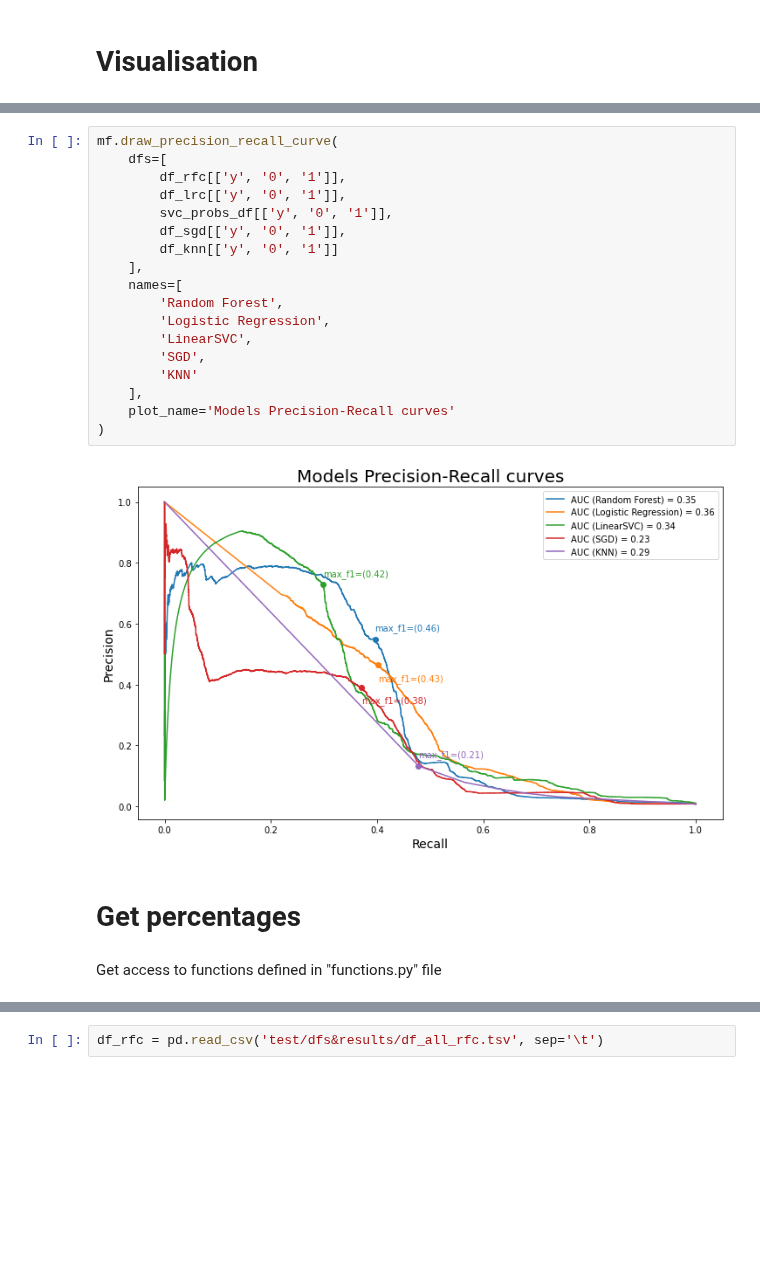
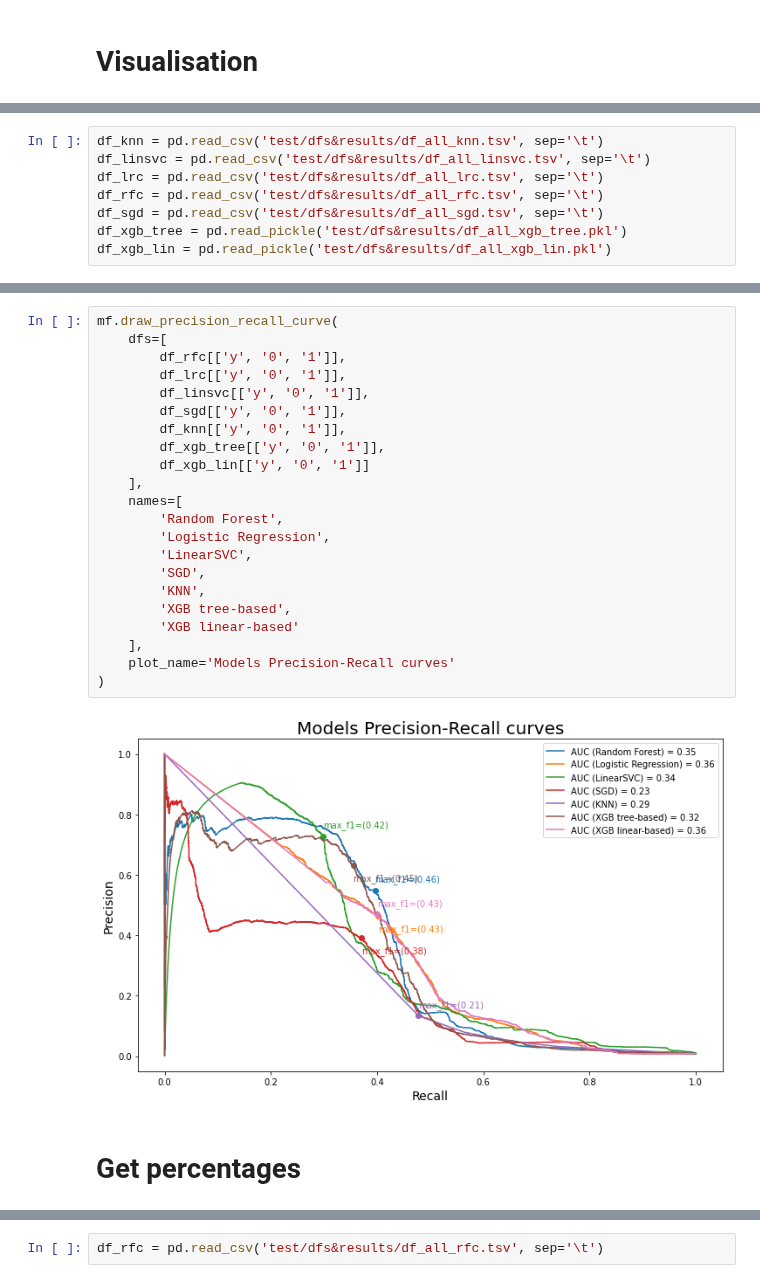
Before and after one commit to mikrzol/ML_bacteriophage_host_predicting, a Jupyter notebook: models_comparison.ipynb, the cells around one changed output, grey strips where cells are left out. Drawn from its saved outputs; the diff is of its cells as text; blank space fills up the shorter version.

```diff
--- a/models_comparison.ipynb
+++ b/models_comparison.ipynb
@@ -411,3 +375,11 @@ ValueError: shape mismatch: value array of shape (2699,9,2) could not be broadca
+# %%
+df_knn = pd.read_csv('test/dfs&results/df_all_knn.tsv', sep='\t')
+df_linsvc = pd.read_csv('test/dfs&results/df_all_linsvc.tsv', sep='\t')
+df_lrc = pd.read_csv('test/dfs&results/df_all_lrc.tsv', sep='\t')
+df_rfc = pd.read_csv('test/dfs&results/df_all_rfc.tsv', sep='\t')
+df_sgd = pd.read_csv('test/dfs&results/df_all_sgd.tsv', sep='\t')
+df_xgb_tree = pd.read_pickle('test/dfs&results/df_all_xgb_tree.pkl')
+df_xgb_lin = pd.read_pickle('test/dfs&results/df_all_xgb_lin.pkl')
 # %%
 mf.draw_rocs(
     dfs=[
@@ -431,24 +407,26 @@ mf.draw_rocs(
 # %%
 mf.draw_precision_recall_curve(
     dfs=[
         df_rfc[['y', '0', '1']],
         df_lrc[['y', '0', '1']],
-        svc_probs_df[['y', '0', '1']],
+        df_linsvc[['y', '0', '1']],
         df_sgd[['y', '0', '1']],
-        df_knn[['y', '0', '1']]
+        df_knn[['y', '0', '1']],
+        df_xgb_tree[['y', '0', '1']],
+        df_xgb_lin[['y', '0', '1']]
     ],
     names=[
         'Random Forest',
         'Logistic Regression',
         'LinearSVC',
         'SGD',
-        'KNN'
+        'KNN',
+        'XGB tree-based',
+        'XGB linear-based'
     ],
     plot_name='Models Precision-Recall curves'
 )
 # %% [output]
-[figure, old version]
+[figure, new version]
 # %% [markdown]
 # Get percentages
-# %% [markdown]
-Get access to functions defined in "functions.py" file
```
Also changed, not shown: parts of 28 cells of this notebook.
